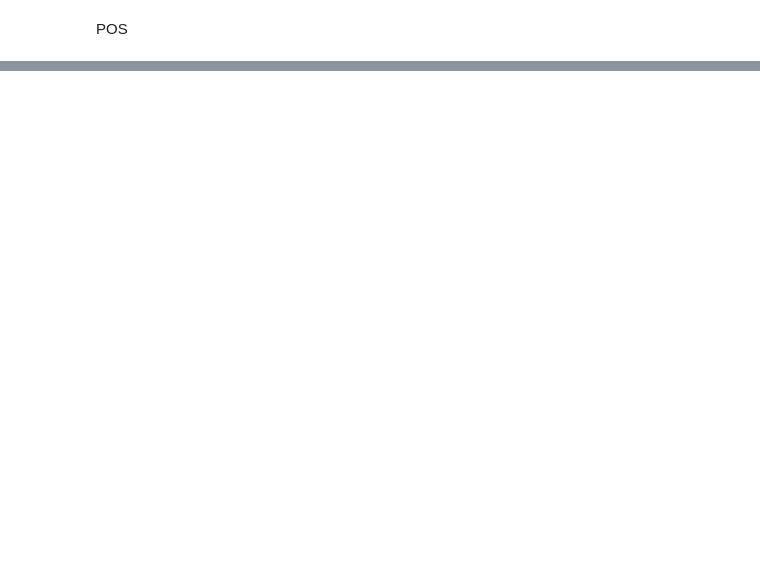
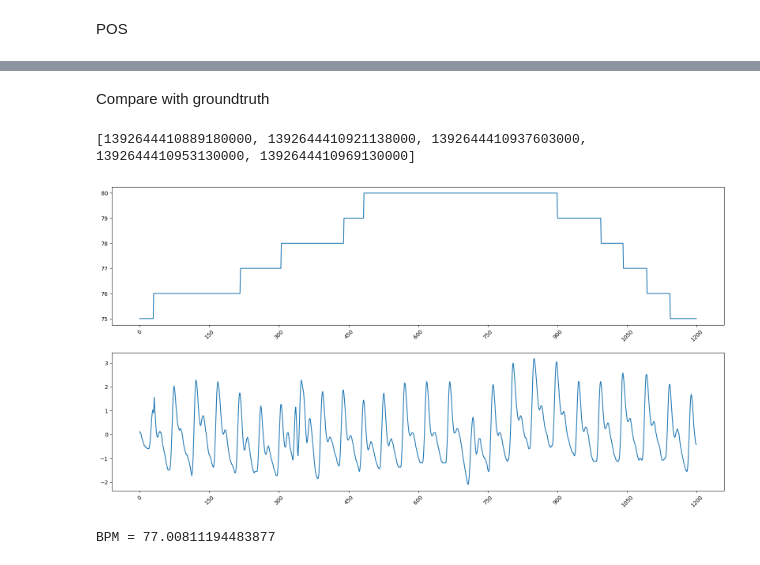
Before and after one commit to Ren1100/remote-PPG, a Jupyter notebook: test.ipynb, the cells around one changed output, grey strips where cells are left out. Drawn from its saved outputs; the diff is of its cells as text; code cells hidden in the pictures; blank space fills up the shorter version.

```diff
--- a/test.ipynb
+++ b/test.ipynb
@@ -222,0 +311,80 @@ Shape of rPPG_signals: (2026,)
+# %% [markdown]
+Compare with groundtruth
+# %%
+import json
+
+gt_path = dataset_path + subject_name +'/01-03.json'
+
+with open (gt_path, 'r') as file:
+    data = json.load(file)
+
+full_package_data = data["/FullPackage"]
+image_data = data["/Image"]
+
+timestamps_package = [entry["Timestamp"] for entry in full_package_data]
+waveform = [entry["Value"]["waveform"] for entry in full_package_data]
+pulseRate = [entry["Value"]["pulseRate"] for entry in full_package_data]
+frame_package = [entry["FrameID"] for entry in full_package_data]
+waveform = (waveform-np.mean(waveform))/np.std(waveform)
+
+print(timestamps_package[:5])
+
+## Converting Timestamps
+# formatted_times_package = []
+# for ts in timestamps_package:
+#     # Convert nanoseconds to seconds
+#     timestamp_sec = int(ts) / 1e9
+
+#     # Create a datetime object for the integer part of the timestamp
+#     time = dt.datetime.fromtimestamp(timestamp_sec)
+
+#     # Get the fractional seconds (2 decimal places)
+#     fractional_sec = f"{timestamp_sec % 60:.2f}"
+
+#     # Combine the minute and second part from the datetime object with fractional seconds
+#     formatted_time = time.strftime("%M:%S") + fractional_sec[2:]  # Skip leading '0' in fractional seconds
+#     formatted_times_package.append(formatted_time)
+
+# formatted_times_package = sorted(formatted_times_package)
+
+
+
+
+# print(formatted_times_package[:5])
+plt.figure(figsize=(20,10))
+plt.subplot(2,1,1)
+plt.plot(pulseRate[:1200])
+plt.gca().xaxis.set_major_locator(MaxNLocator(integer=True, nbins=10))  # Set the number of x-ticks to 10
+plt.xticks(rotation=45)  # Rotate labels for better readability
+
+plt.subplot(2,1,2)
+plt.plot(waveform[:1200])
+plt.gca().xaxis.set_major_locator(MaxNLocator(integer=True, nbins=10))  # Set the number of x-ticks to 10
+plt.xticks(rotation=45)  # Rotate labels for better readability
+plt.show()
+
+##plotting against converted timestamps
+# # Plot pulse rate
+# plt.subplot(2, 1, 1)
+# plt.plot(filtered_times, filtered_pulseRate)
+# plt.gca().xaxis.set_major_locator(MaxNLocator(integer=True, nbins=10))  # Set number of x-ticks to 10
+# plt.xticks(rotation=45)  # Rotate labels for better readability
+# plt.title("Pulse Rate")
+
+# # Plot waveform
+# plt.subplot(2, 1, 2)
+# plt.plot(filtered_times, filtered_waveform)
+# plt.gca().xaxis.set_major_locator(MaxNLocator(integer=True, nbins=10))  # Set number of x-ticks to 10
+# plt.xticks(rotation=45)  # Rotate labels for better readability
+# plt.title("Waveform")
+# plt.show()
+
+print(f"BPM = {np.mean(pulseRate)}")
+# print(len(timestamps_package))
+# print(len(frame_package))
+# print(len(timestamps))
+# print(len(frame))
+# %% [output]
+[1392644410889180000, 1392644410921138000, 1392644410937603000, 1392644410953130000, 1392644410969130000]
+[figure, added]
+BPM = 77.00811194483877
```
Also changed, not shown: parts of 24 cells of this notebook.
